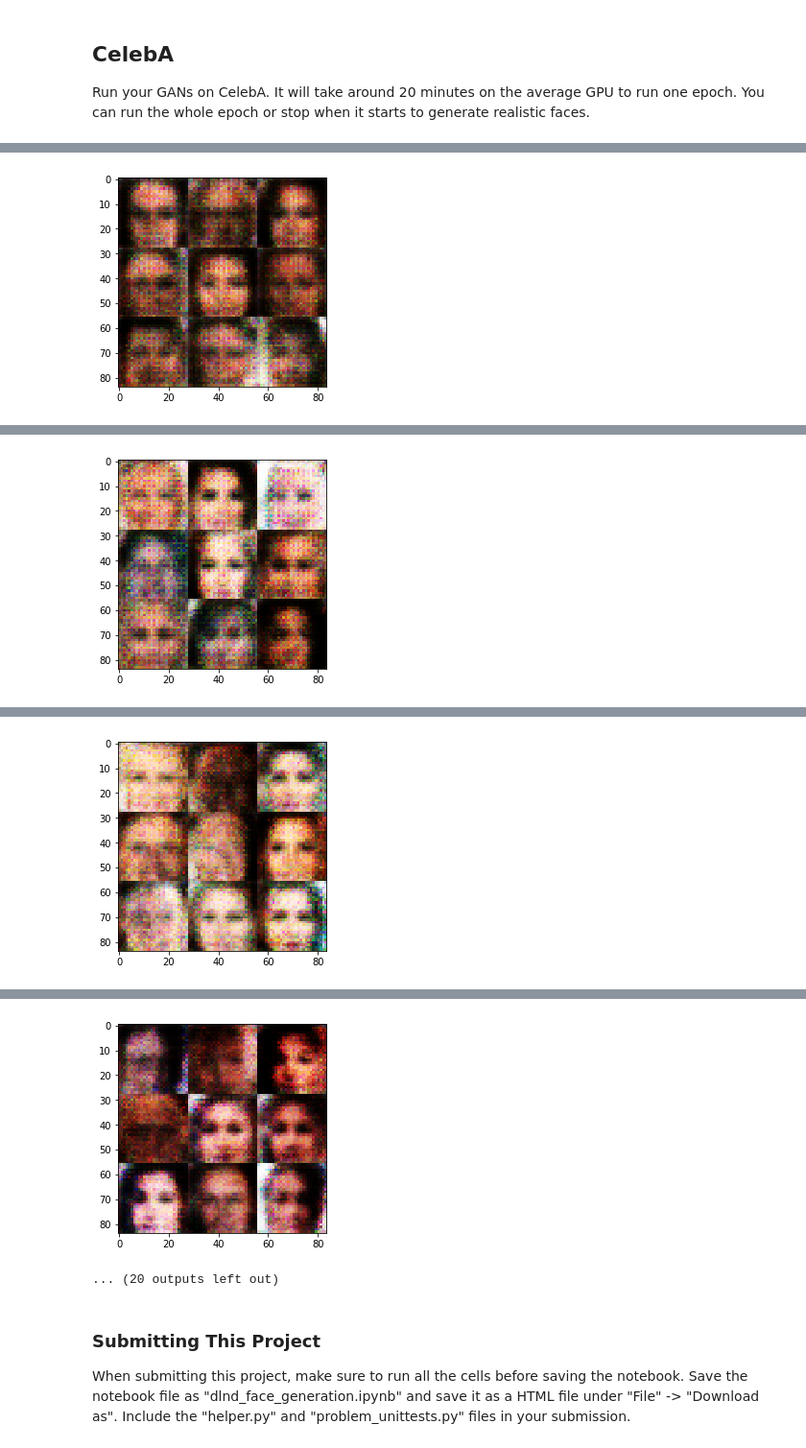
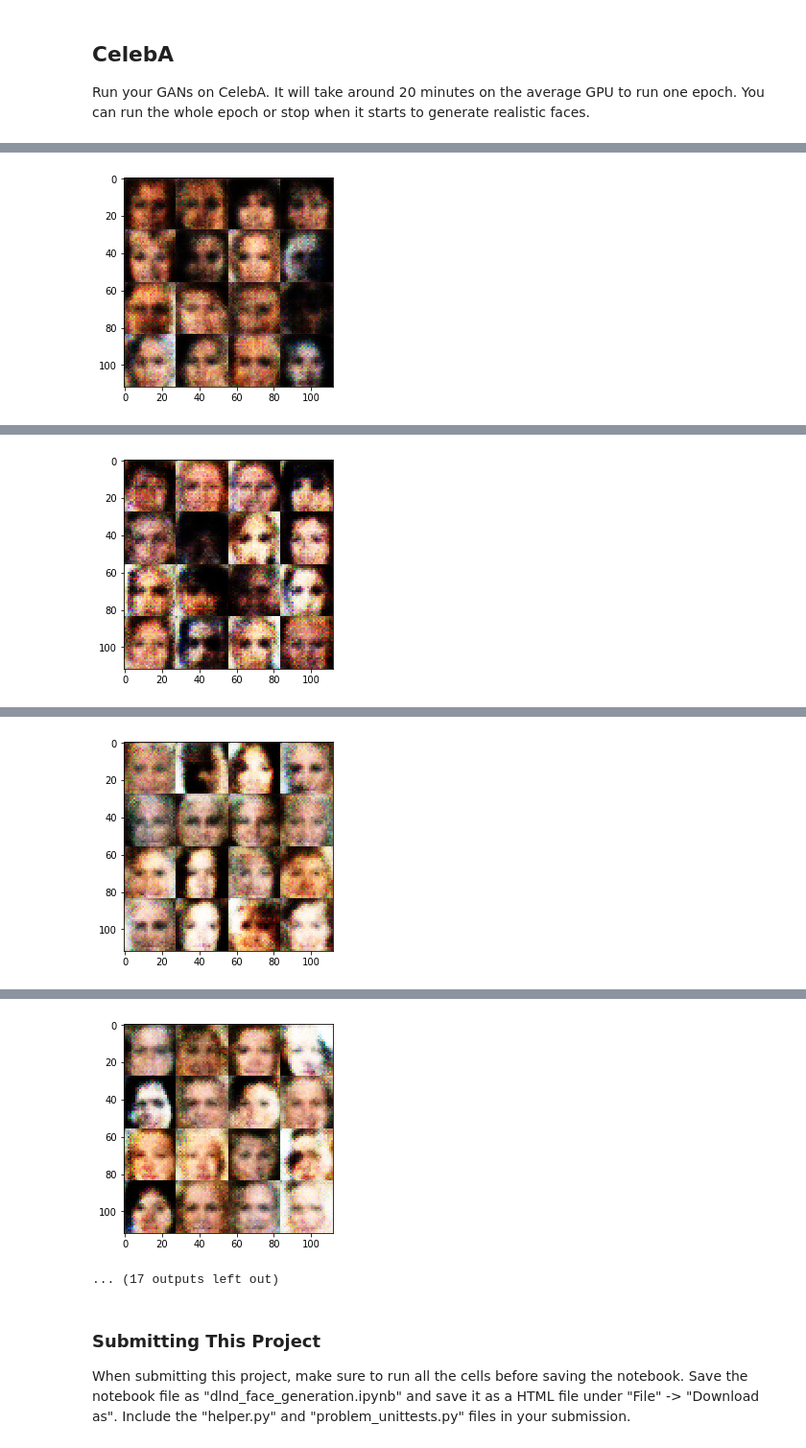
Before and after one commit to WillMc93/DeepLearningProject5, a Jupyter notebook: dlnd_face_generation.ipynb, the cells around one changed output, grey strips where cells are left out. Shown at 96% size. Saved outputs shown, nothing was run; the diff lists cells and outputs as text; code cells hidden in the pictures.

```diff
--- a/dlnd_face_generation.ipynb
+++ b/dlnd_face_generation.ipynb
@@ -148,27 +155,27 @@ def discriminator(images, reuse=False):
 
     with tf.variable_scope('discriminator', reuse = reuse):
         # With a wave of my wand, I generate . . . MAGIC NUMBERS! WHAM-BAM-ALAKAZAM
-        d1 = tf.layers.conv2d(images, 64, 4, strides = 2, padding = 'same',
+        d1 = tf.layers.conv2d(images, 64, 5, strides = 2, padding = 'same',
                              kernel_initializer = tf.random_normal_initializer(stddev = 0.05))
-        relu1 = tf.maximum(alpha * d1, d1)
+        relu1 = leakyRelu(d1)
         #print(relu1.get_shape().as_list())
 
-        d2 = tf.layers.conv2d(relu1, 128, 4, strides = 2, padding = 'same',
+        d2 = tf.layers.conv2d(relu1, 128, 5, strides = 2, padding = 'same',
                              kernel_initializer = tf.random_normal_initializer(stddev = 0.05))
         bn2 = tf.layers.batch_normalization(d2, training = True)
-        relu2 = tf.maximum(alpha * bn2, bn2)
+        relu2 = leakyRelu(bn2)
         #print(relu2.get_shape().as_list())
 
-        d3 = tf.layers.conv2d(relu2, 256, 4, strides = 2, padding = 'same',
+        d3 = tf.layers.conv2d(relu2, 256, 5, strides = 2, padding = 'same',
                              kernel_initializer = tf.random_normal_initializer(stddev = 0.05))
         bn3 = tf.layers.batch_normalization(d3, training = True)
-        relu3 = tf.maximum(alpha * bn3, bn3)
+        relu3 = leakyRelu(bn3)
         #print(relu3.get_shape().as_list())
 
-        d4 = tf.layers.conv2d(relu3, 512, 4, strides = 2, padding = 'same',
+        d4 = tf.layers.conv2d(relu3, 512, 5, strides = 2, padding = 'same',
                              kernel_initializer = tf.random_normal_initializer(stddev = 0.05))
         bn4 = tf.layers.batch_normalization(d4, training = True)
-        relu4 = tf.maximum(alpha * bn4, bn4)
+        relu4 = leakyRelu(bn4)
         #print(relu4.get_shape().as_list())
 
 
@@ -211,25 +218,25 @@ def generator(z, out_channel_dim, is_train=True):
         #print(l1.get_shape().as_list())
 
         l2 = tf.layers.conv2d_transpose(l1, 512, 4, strides = 2, padding = 'same',
-                                       kernel_initializer = tf.random_normal_initializer(stddev = 0.05))
+                                       kernel_initializer = tf.contrib.layers.xavier_initializer())
         l2 = tf.layers.batch_normalization(l2, training = is_train)
         l2 = tf.maximum(alpha * l2, l2)
         #print(l2.get_shape().as_list())
 
         l3 = tf.layers.conv2d_transpose(l2, 256, 4, strides = 2, padding = 'same',
-                                       kernel_initializer = tf.random_normal_initializer(stddev = 0.05))
+                                       kernel_initializer = tf.contrib.layers.xavier_initializer())
         l3 = tf.layers.batch_normalization(l3, training = is_train)
         l3 = tf.maximum(alpha * l3, l3)
         #print(l3.get_shape().as_list())
 
         l4 = tf.layers.conv2d_transpose(l3, 128, 4, strides = 1, padding = 'same',
-                                       kernel_initializer = tf.random_normal_initializer(stddev = 0.05))
+                                       kernel_initializer = tf.contrib.layers.xavier_initializer())
         l4 = tf.layers.batch_normalization(l4, training = is_train)
         l4 = tf.maximum(alpha * l4, l4)
         #print(l4.get_shape().as_list())
 
         logits = tf.layers.conv2d_transpose(l4, out_channel_dim, 4, strides = 1, padding = 'same',
-                                           kernel_initializer = tf.random_normal_initializer(stddev = 0.05))
+                                           kernel_initializer = tf.contrib.layers.xavier_initializer())
         #print(logits.get_shape().as_list())
 
         out = tf.tanh(logits)
@@ -249,6 +256,8 @@ Implement `model_loss` to build the GANs for training and calculate the loss.  T
 - `discriminator(images, reuse=False)`
 - `generator(z, out_channel_dim, is_train=True)`
 # %%
+import numpy as np
+
 def model_loss(input_real, input_z, out_channel_dim):
     """
     Get the loss for the discriminator and generator
@@ -259,14 +268,13 @@ def model_loss(input_real, input_z, out_channel_dim):
     """
     # TODO: Implement Function
 
-    smooth = 0.9
-
     gen = generator(input_z, out_channel_dim)
     dis_model_real, dis_logits_real = discriminator(input_real)
     dis_model_fake, dis_logits_fake = discriminator(gen, reuse = True)
 
     dis_loss_real = tf.reduce_mean(
-        tf.nn.sigmoid_cross_entropy_with_logits(logits = dis_logits_real, labels = tf.ones_like(dis_model_real) * smooth))
+        tf.nn.sigmoid_cross_entropy_with_logits(logits = dis_logits_real,
+                                                labels = tf.ones_like(dis_model_real) * np.random.uniform(0.7, 1.2)))
     dis_loss_fake = tf.reduce_mean(
         tf.nn.sigmoid_cross_entropy_with_logits(logits = dis_logits_fake, labels = tf.zeros_like(dis_model_fake)))
     gen_loss = tf.reduce_mean(
@@ -406,10 +412,10 @@ def train(epoch_count, batch_size, z_dim, learning_rate, beta1, get_batches, dat
                     #               feed_dict = {input_z: sample_z})
                     # samples.append(gen_samples)
 
-                    show_generator_output(sess, 10, input_z, image_channels, data_image_mode)
+                    show_generator_output(sess, 16, input_z, image_channels, data_image_mode)
 
             # show final each epoch
-            show_generator_output(sess, 10, input_z, image_channels, data_image_mode)
+            show_generator_output(sess, 20, input_z, image_channels, data_image_mode)
 # %% [markdown]
 ### MNIST
 Test your GANs architecture on MNIST.  After 2 epochs, the GANs should be able to generate images that look like handwritten digits.  Make sure the loss of the generator is lower than the loss of the discriminator or close to 0.
@@ -490,10 +506,10 @@ Epoch 2/2... Discriminator Loss: 1.0985... Generator Loss: 0.9642
 ## CelebA
 Run your GANs on CelebA.  It will take around 20 minutes on the average GPU to run one epoch.  You can run the whole epoch or stop when it starts to generate realistic faces.
 # %%
-batch_size = 128
+batch_size = 64
 z_dim = 100
 learning_rate = 0.0001
-beta1 = 0.2
+beta1 = 0.1
 
 
 """
@@ -541 +557 @@ Epoch 1/1... Discriminator Loss: 0.5588... Generator Loss: 2.5237
-[figure, old version]
+[figure, new version]
@@ -552 +568 @@ Epoch 1/1... Discriminator Loss: 0.7032... Generator Loss: 5.3618
-[figure, old version]
+[figure, new version]
@@ -563 +579 @@ Epoch 1/1... Discriminator Loss: 0.3807... Generator Loss: 5.4589
-[figure, old version]
+[figure, new version]
@@ -574,5 +590,5 @@ Epoch 1/1... Discriminator Loss: 0.5838... Generator Loss: 2.9406
-[figure, old version]
+[figure, new version]
-... (20 outputs left out)
+... (17 outputs left out)
 # %% [markdown]
 ### Submitting This Project
 When submitting this project, make sure to run all the cells before saving the notebook. Save the notebook file as "dlnd_face_generation.ipynb" and save it as a HTML file under "File" -> "Download as". Include the "helper.py" and "problem_unittests.py" files in your submission.
```
Also changed, not shown: parts of 5 cells of this notebook.
